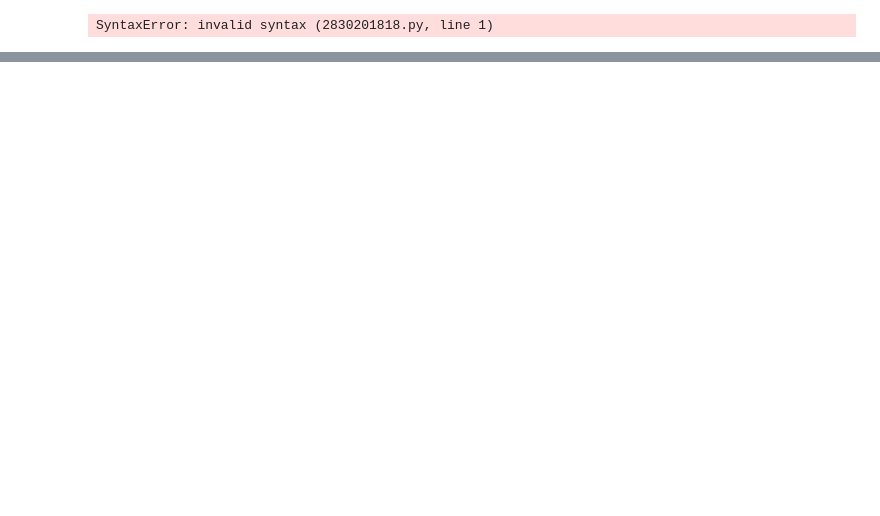
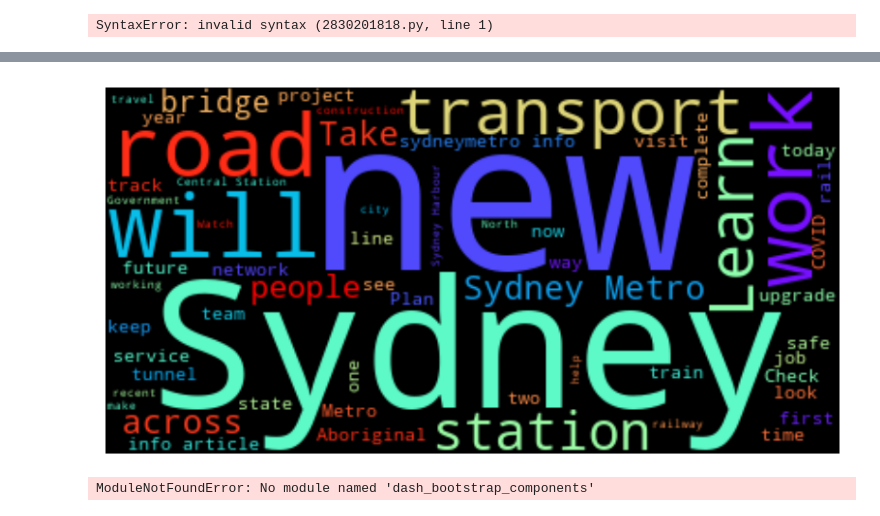
Before and after one commit to bay1900/solar-interactive-dashboard, a Jupyter notebook: interactive_dashboard.ipynb, the cells around one changed output, grey strips where cells are left out. Saved outputs shown, nothing was run; the diff lists cells and outputs as text; code cells hidden in the pictures; blank space fills up the shorter version.

```diff
--- a/interactive_dashboard.ipynb
+++ b/interactive_dashboard.ipynb
@@ -111,0 +205,3 @@ SyntaxError: invalid syntax (2830201818.py, line 1)
+# %%
+sentiment_dataset = pd.read_excel("sentiment.xlsx")
+sentiment_dataset.head()
@@ -111,0 +215,66 @@ SyntaxError: invalid syntax (2830201818.py, line 1)
+# %%
+from wordcloud import WordCloud, STOPWORDS
+import matplotlib.pyplot as plt
+
+
+# merge all texts in posts
+post_text = ' '.join(sentiment_dataset['text'])
+post_text = post_text.replace('\n', '') # remove blank lines characters
+
+# update stopwords
+stopwords = set(STOPWORDS)
+stopwords.update(['https', 'gov', 'au', 'nsw', 's', 're'])
+
+# Generate a word cloud image
+wordcloud = WordCloud(random_state=1,
+                      collocations=True,
+                      stopwords=stopwords,
+                      max_words=60,
+                      background_color='black',
+                      colormap ='rainbow',
+                      contour_color='steelblue').generate(post_text)
+
+# Function to display word cloud img via matplotlib
+def plot_cloud(wordcloud):
+    plt.figure(figsize=(10, 6))
+    plt.imshow(wordcloud, interpolation='bilinear')
+    plt.axis('off')
+
+# plot world cloud
+plot_cloud(wordcloud)
+# %% [output]
+[figure, added]
+# %%
+
+
+
+app = dash.Dash()
+
+app.layout = html.Div(children =[
+	html.H1("Dash Tutorial"),
+	dcc.Graph(
+		id ="example",
+		figure ={
+			'data':[
+					   {'x': solar_consumtion.Code,
+						'y': solar_consumtion.from_solar_twh,
+						'type':'bar',
+						'name':'Consumtion',
+                        'marker_color' : "red"},
+    				   {'x': solar_capability.Code,
+    					'y':solar_capability.capability_gw,
+    					'type':'bar',
+    					'name':'Capacity'}
+				],
+			'layout':{
+				'title': "Solar Consumption and Capacity"
+			}
+		}
+	)
+])
+
+
+if __name__ == '__main__':
+	app.run_server()
+# %% [output]
+ModuleNotFoundError: No module named 'dash_bootstrap_components'
```
Also changed, not shown: parts of 11 cells of this notebook, 1 other file.
